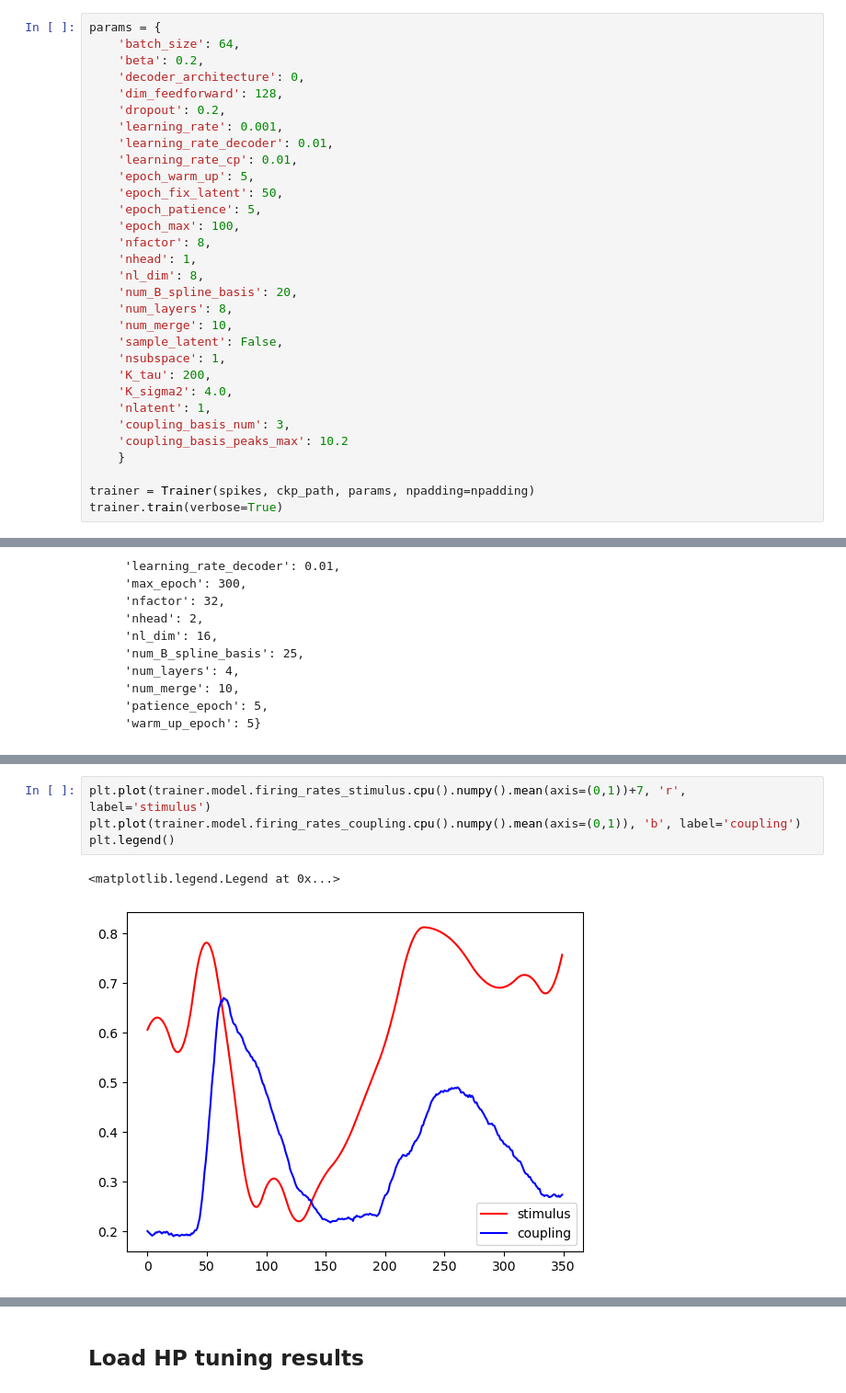
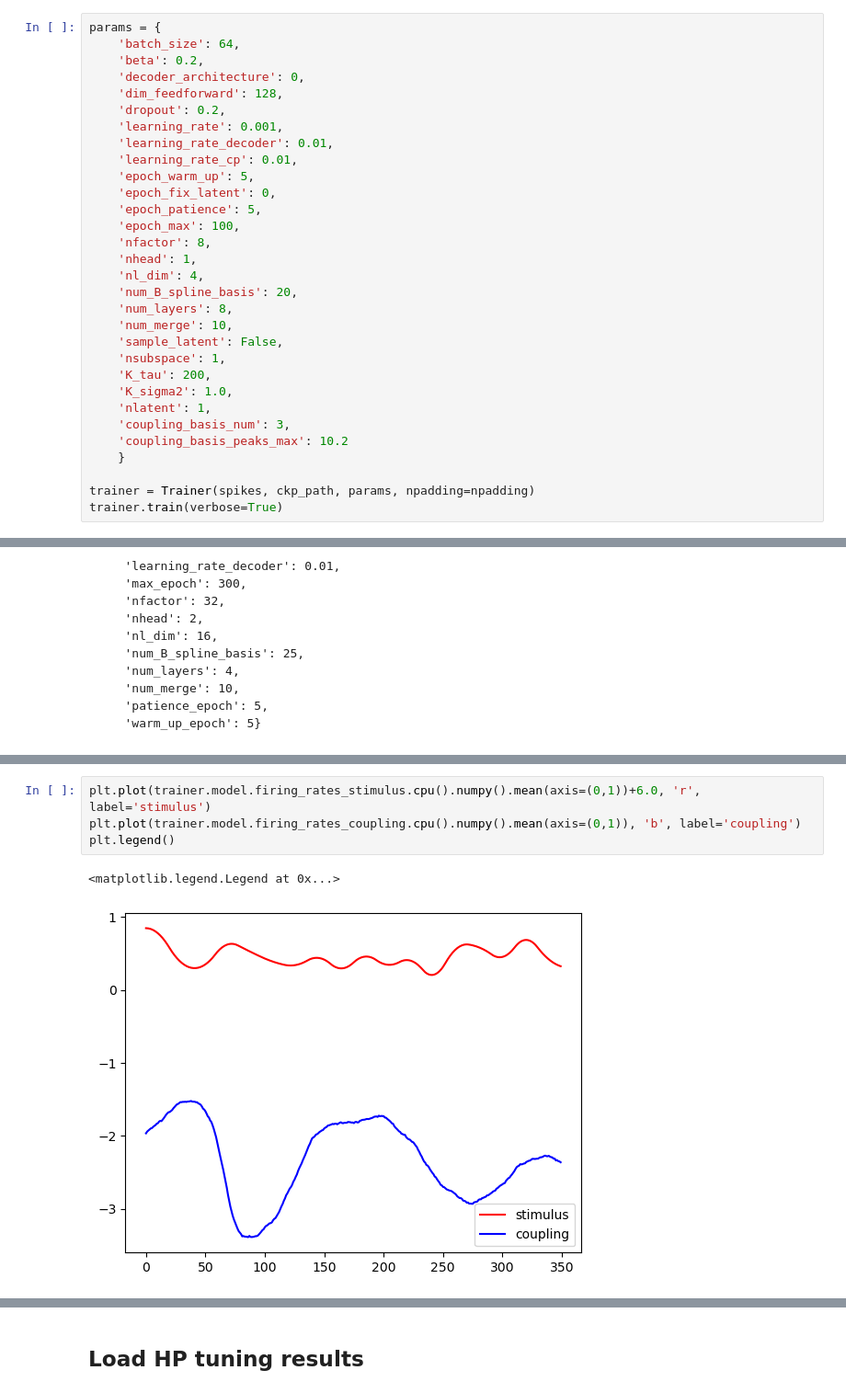
Before and after one commit to Qi-Xin/FC-GPFA, a Jupyter notebook: Decoder&Encoder.ipynb, the cells around one changed output, grey strips where cells are left out. Shown at 92% size. Cells and saved outputs as stored; diff of their text form.

```diff
--- a/Decoder&Encoder.ipynb
+++ b/Decoder&Encoder.ipynb
@@ -688,19 +686,19 @@ params = {
     'learning_rate_decoder': 0.01,
     'learning_rate_cp': 0.01,
     'epoch_warm_up': 5,
-    'epoch_fix_latent': 50,
+    'epoch_fix_latent': 0,
     'epoch_patience': 5,
     'epoch_max': 100,
     'nfactor': 8,
     'nhead': 1,
-    'nl_dim': 8,
+    'nl_dim': 4,
     'num_B_spline_basis': 20,
     'num_layers': 8,
     'num_merge': 10,
     'sample_latent': False,
     'nsubspace': 1,
     'K_tau': 200,
-    'K_sigma2': 4.0,
+    'K_sigma2': 1.0,
     'nlatent': 1,
     'coupling_basis_num': 3,
     'coupling_basis_peaks_max': 10.2
@@ -807,10 +805,10 @@ plt.plot(trainer.model.firing_rates_coupling.cpu().numpy().mean(axis=(1))[0,:],
 # %%
-plt.plot(trainer.model.firing_rates_stimulus.cpu().numpy().mean(axis=(0,1))+7, 'r', label='stimulus')
+plt.plot(trainer.model.firing_rates_stimulus.cpu().numpy().mean(axis=(0,1))+6.0, 'r', label='stimulus')
 plt.plot(trainer.model.firing_rates_coupling.cpu().numpy().mean(axis=(0,1)), 'b', label='coupling')
 plt.legend()
 # %% [output]
 <matplotlib.legend.Legend at 0x...>
-[figure, old version]
+[figure, new version]
 # %%
 from sklearn.manifold import TSNE
 tsne = TSNE(n_components=2)
```
Also changed, not shown: parts of 11 cells of this notebook, 3 other files.
